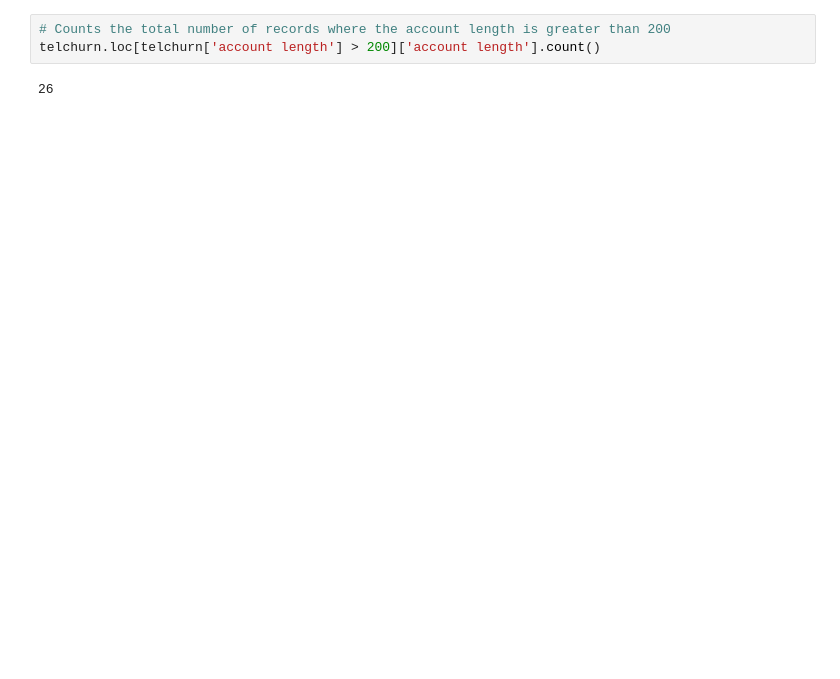
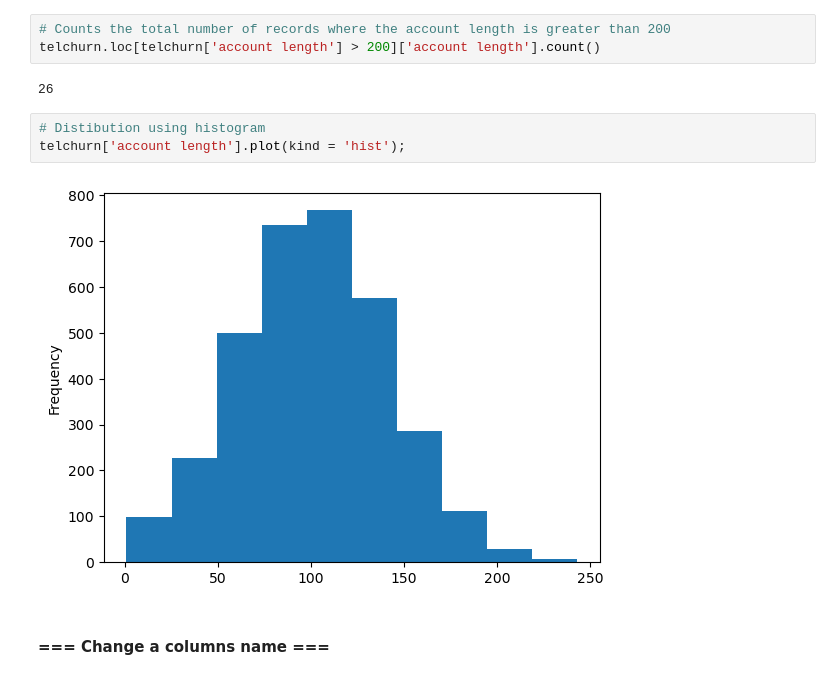
Before and after one commit to StewartStack/DAStudyBackups, a Jupyter notebook: DataStudies2/telchurn_DA.ipynb, the cells around one changed output. Drawn from its saved outputs; the diff is of its cells as text; blank space fills up the shorter version.

```diff
--- a/DataStudies2/telchurn_DA.ipynb
+++ b/DataStudies2/telchurn_DA.ipynb
@@ -183,3 +183,10 @@ telchurn.loc[telchurn['account length'] > 200]
 telchurn.loc[telchurn['account length'] > 200]['account length'].count()
 # %% [output]
 26
+# %%
+# Distibution using histogram
+telchurn['account length'].plot(kind = 'hist');
+# %% [output]
+[figure, added]
+# %% [markdown]
+#### === Change a columns name ===
```
Also changed, not shown: parts of 5 cells of this notebook.
